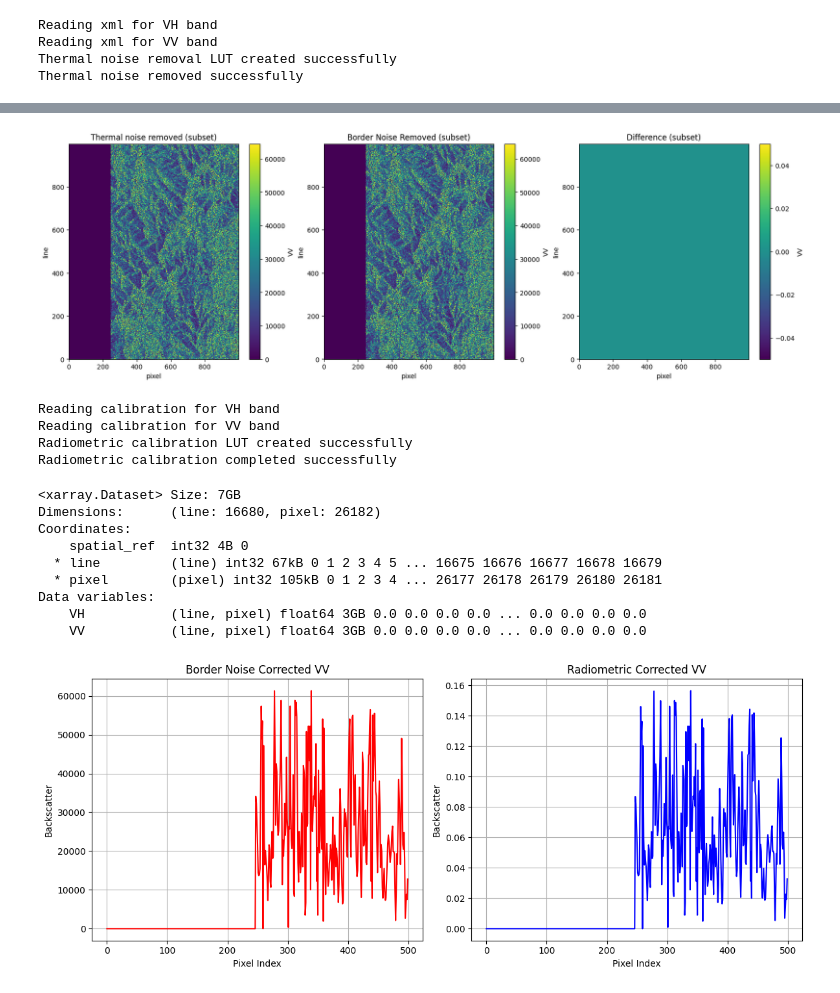
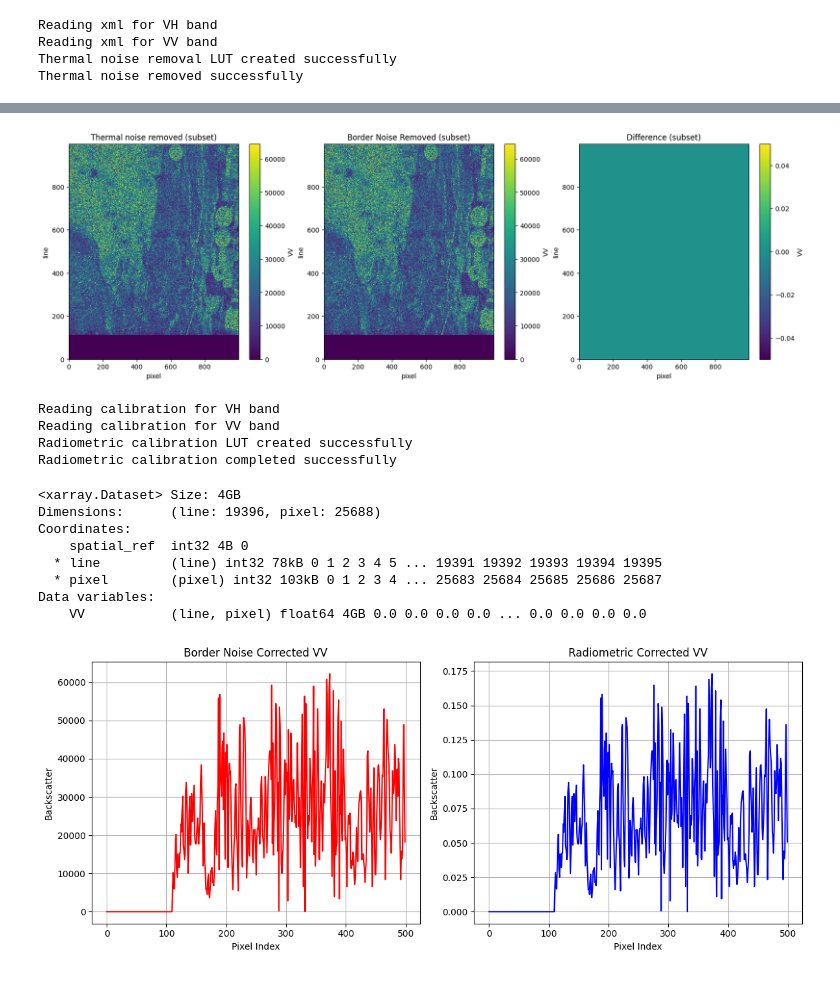
Before and after one commit to rabinatwayana/pysarflow, a Jupyter notebook: docs/examples/grd_pipeline.ipynb, the cells around one changed output, grey strips where cells are left out. Drawn from its saved outputs; the diff is of its cells as text; code cells hidden in the pictures.

```diff
--- a/docs/examples/grd_pipeline.ipynb
+++ b/docs/examples/grd_pipeline.ipynb
@@ -339,7 +127,5 @@ def remove_border_noise(safe_folder, ds, blocksize=2000, threshold=0.5):
 # %%
-import xarray as xr
-
-bordernoise_removed_ds = remove_border_noise(safe_folder, thermal_noise_corrected_ds)
+bordernoise_removed_ds = processor.remove_border_noise(safe_folder, thermal_noise_corrected_ds)
 print(bordernoise_removed_ds)
 # %% [output]
 [INFO] IPF version 3.91 ≥ 2.9 → border noise removal is usually not necessary.
@@ -358,8 +143,6 @@ band = 'VV'
 
 thermal_ds = thermal_noise_corrected_ds.isel(**window)
 border_ds = bordernoise_removed_ds.isel(**window)
-
-import matplotlib.pyplot as plt
 
 fig, axs = plt.subplots(1, 3, figsize=(20,6))
 thermal_ds[band].plot(ax=axs[0])
@@ -370,7 +153,7 @@ axs[1].set_title('Border Noise Removed (subset)')
 axs[2].set_title('Difference (subset)')
 plt.show()
 # %% [output]
-[figure, old version]
+[figure, new version]
 # %%
 # Calling function for parsing radiometric calibration LUT
 # sigma_nought_lut=parse_radiometric_calibration_lut(safe_folder, "sigmaNought")
@@ -385,38 +168,37 @@ Radiometric calibration completed successfully
 # %%
 print(radiometric_calibrated_ds)
 # %% [output]
-<xarray.Dataset> Size: 7GB
-Dimensions:      (line: 16680, pixel: 26182)
+<xarray.Dataset> Size: 4GB
+Dimensions:      (line: 19396, pixel: 25688)
 Coordinates:
     spatial_ref  int32 4B 0
-  * line         (line) int32 67kB 0 1 2 3 4 5 ... 16675 16676 16677 16678 16679
-  * pixel        (pixel) int32 105kB 0 1 2 3 4 ... 26177 26178 26179 26180 26181
+  * line         (line) int32 78kB 0 1 2 3 4 5 ... 19391 19392 19393 19394 19395
+  * pixel        (pixel) int32 103kB 0 1 2 3 4 ... 25683 25684 25685 25686 25687
 Data variables:
-    VH           (line, pixel) float64 3GB 0.0 0.0 0.0 0.0 ... 0.0 0.0 0.0 0.0
-    VV           (line, pixel) float64 3GB 0.0 0.0 0.0 0.0 ... 0.0 0.0 0.0 0.0
+    VV           (line, pixel) float64 4GB 0.0 0.0 0.0 0.0 ... 0.0 0.0 0.0 0.0
 # %%
 # similarly plotting result after radiometric calibration
 # Flatten data
-original_vv = bordernoise_removed_ds['VV'].isel(line=5000).values.flatten()[:500]
-corrected_vv = radiometric_calibrated_ds['VV'].isel(line=5000).values.flatten()[:500]
+original_vv = bordernoise_removed_ds['VV'].isel(pixel=5000).values.flatten()[:500]
+corrected_vv = radiometric_calibrated_ds['VV'].isel(pixel=5000).values.flatten()[:500]
 
 fig, axs = plt.subplots(1, 2, figsize=(12, 5))
 
 # Plot original
 axs[0].plot(original_vv, color='red')
 axs[0].set_title("Border Noise Corrected VV")
 axs[0].set_xlabel("Pixel Index")
 axs[0].set_ylabel("Backscatter")
 axs[0].grid(True)
 
 # Plot corrected
 axs[1].plot(corrected_vv, color='blue')
 axs[1].set_title("Radiometric Corrected VV")
 axs[1].set_xlabel("Pixel Index")
 axs[1].set_ylabel("Backscatter")
 axs[1].grid(True)
 
 plt.tight_layout()
 plt.show()
 # %% [output]
-[figure, old version]
+[figure, new version]
```
Also changed, not shown: parts of 15 cells of this notebook, 1 other file.
